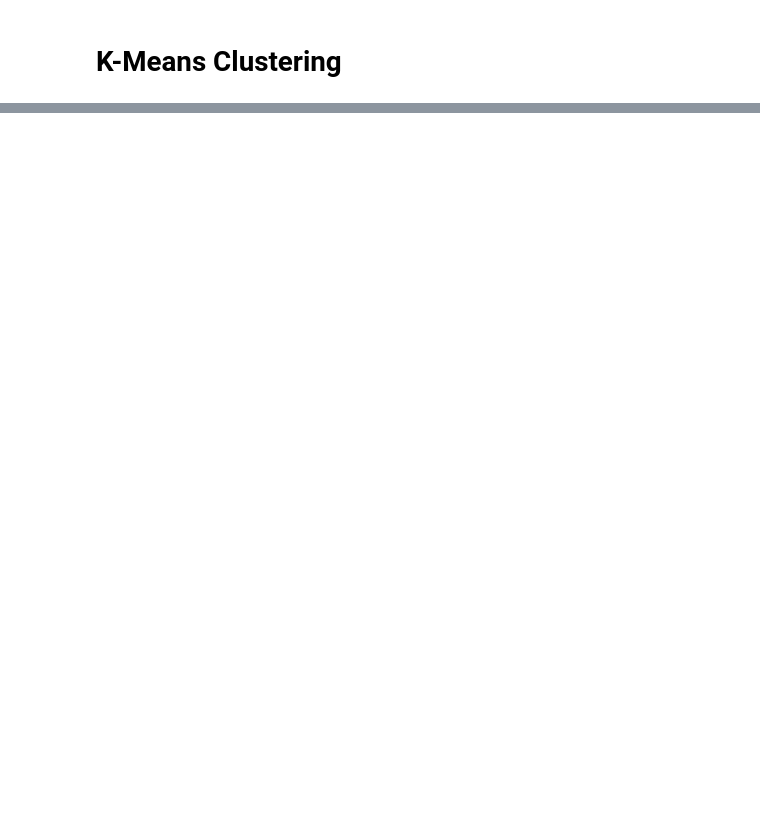
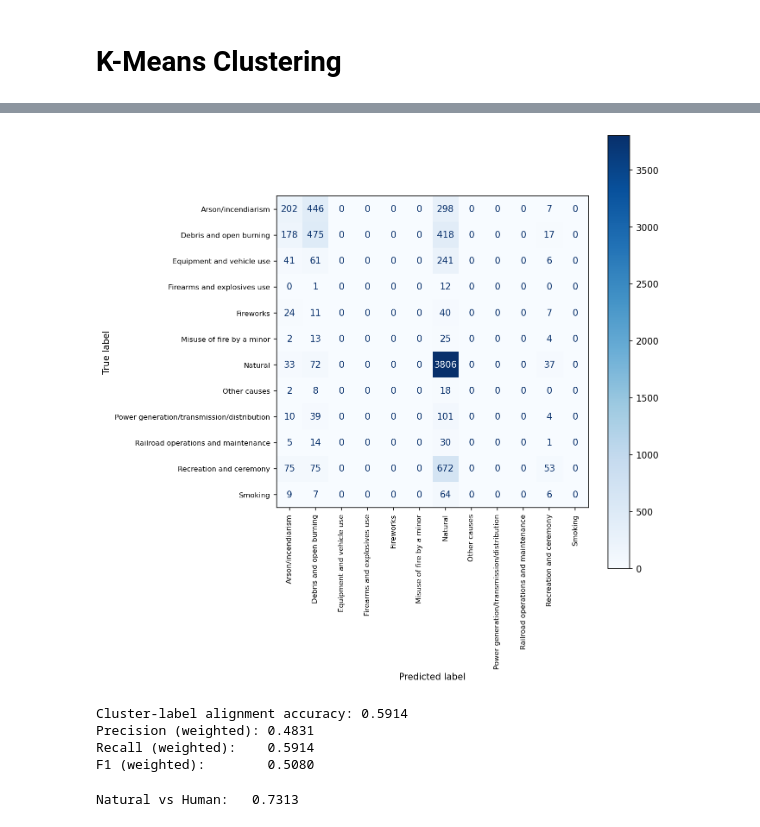
Before and after one commit to ilu24/eaee4000, a Jupyter notebook: 4_K-means-clustering_39attributes.ipynb, the cells around one changed output, grey strips where cells are left out. Cells and saved outputs as stored; diff of their text form; code cells hidden in the pictures; blank space fills up the shorter version.

Commit message:
Update K-means and TabPFN analysis notebooks

```diff
--- a/4_K-means-clustering_39attributes.ipynb
+++ b/4_K-means-clustering_39attributes.ipynb
@@ -5,10 +5,8 @@ import pandas as pd
 import numpy as np
 import matplotlib.pyplot as plt
 
-from sklearn.model_selection import train_test_split
 from sklearn.compose import ColumnTransformer
-from sklearn.preprocessing import OneHotEncoder, LabelEncoder
-from sklearn.impute import SimpleImputer
+from sklearn.preprocessing import OneHotEncoder, LabelEncoder, StandardScaler
 from sklearn.cluster import KMeans
 from sklearn.pipeline import Pipeline
 from sklearn.metrics import (
@@ -16,7 +14,7 @@ from sklearn.metrics import (
     accuracy_score, precision_score, recall_score, f1_score
 )
 
-df = pd.read_csv("FPA_FOD_west_cleaned.csv", low_memory = False)
+df = pd.read_csv("FPA-FOD_39attributes.csv", low_memory = False)
 df.info()
 # %% [output]
 <class 'pandas.core.frame.DataFrame'>
@@ -63,7 +61,7 @@ categorical_features = ['STATE', 'Mang_Name']
 
 preprocessor = ColumnTransformer(
     transformers=[
-        ("num", SimpleImputer(strategy="median"), numeric_features),
+        ("scaler", StandardScaler(), numeric_features),
         ("cat", OneHotEncoder(handle_unknown="ignore"), categorical_features),
     ]
 )
@@ -76,7 +69,7 @@ X_train, X_test, y_train, y_test = train_test_split(
 # K-Means Clustering
 # %%
 # n_clusters = number of unique causes
-n_classes = len(np.unique(y_train))
+n_classes = len(np.unique(y))
 n_clusters = n_classes
 
 kmeans = KMeans(
@@ -94,5 +87,5 @@ model = Pipeline(
     ]
 )
 # %%
-# Fit k-means on X_train only (unsupervised with respect to y_train)
-model.fit(X_train)
+# Fit k-means
+model.fit(X)
@@ -125,35 +176,52 @@ def apply_mapping(clusters, mapping):
 # %%
 # Apply mapping to train and test clusters to get pseudo-class predictions
-y_train_pred = apply_mapping(train_clusters, cluster_to_label)
-y_test_pred  = apply_mapping(test_clusters, cluster_to_label)
+y_pred = apply_mapping(clusters, cluster_to_label)
 
 # Confusion matrix
-cm = confusion_matrix(y_test, y_test_pred)
+cm = confusion_matrix(y, y_pred)
 
 disp = ConfusionMatrixDisplay(
     confusion_matrix=cm,
     display_labels=le.inverse_transform(np.arange(n_classes))
 )
 
 fig, ax = plt.subplots(figsize=(9, 9), dpi=150)
 
 disp = ConfusionMatrixDisplay(
     confusion_matrix=cm,
     display_labels=le.inverse_transform(np.arange(n_classes))
 )
 disp.plot(cmap="Blues", ax=ax, colorbar=True, values_format=".0f")
 plt.xticks(rotation=90, fontsize=8)
 plt.yticks(fontsize=8)
 plt.tight_layout()
 plt.show()
+# %% [output]
+[figure, added]
 # %%
 # Metrics on alignment of clusters with true labels
-acc  = accuracy_score(y_test, y_test_pred)
-prec = precision_score(y_test, y_test_pred, average="macro", zero_division=0)
-rec  = recall_score(y_test, y_test_pred, average="macro", zero_division=0)
-f1   = f1_score(y_test, y_test_pred, average="macro", zero_division=0)
+acc = accuracy_score(y, y_pred)
+prec = precision_score(y, y_pred, average="weighted", zero_division=0)
+rec = recall_score(y, y_pred, average="weighted", zero_division=0)
+f1 = f1_score(y, y_pred, average="weighted", zero_division=0)
 
-print(f"Alignment accuracy: {acc:.4f}")
-print(f"Precision (macro): {prec:.4f}")
-print(f"Recall (macro):    {rec:.4f}")
-print(f"F1 (macro):        {f1:.4f}")
+print(f"Cluster-label alignment accuracy: {acc:.4f}")
+print(f"Precision (weighted): {prec:.4f}")
+print(f"Recall (weighted):    {rec:.4f}")
+print(f"F1 (weighted):        {f1:.4f}")
+# %% [output]
+Cluster-label alignment accuracy: 0.5914
+Precision (weighted): 0.4831
+Recall (weighted):    0.5914
+F1 (weighted):        0.5080
+# %%
+# Natural vs human accuarcy
+natural_idx = np.where(le.classes_ == 'Natural')[0][0]  # Find Natural class index
+y_test_binary = (y == natural_idx).astype(int)  # 1=Natural, 0=Human
+y_pred_binary = (y_pred == natural_idx).astype(int)
+
+natural_human_accuracy = accuracy_score(y_test_binary, y_pred_binary)
+
+print(f"Natural vs Human:   {natural_human_accuracy:.4f}")
+# %% [output]
+Natural vs Human:   0.7313
```
Also changed, not shown: parts of 4 cells of this notebook, 1 other file.
